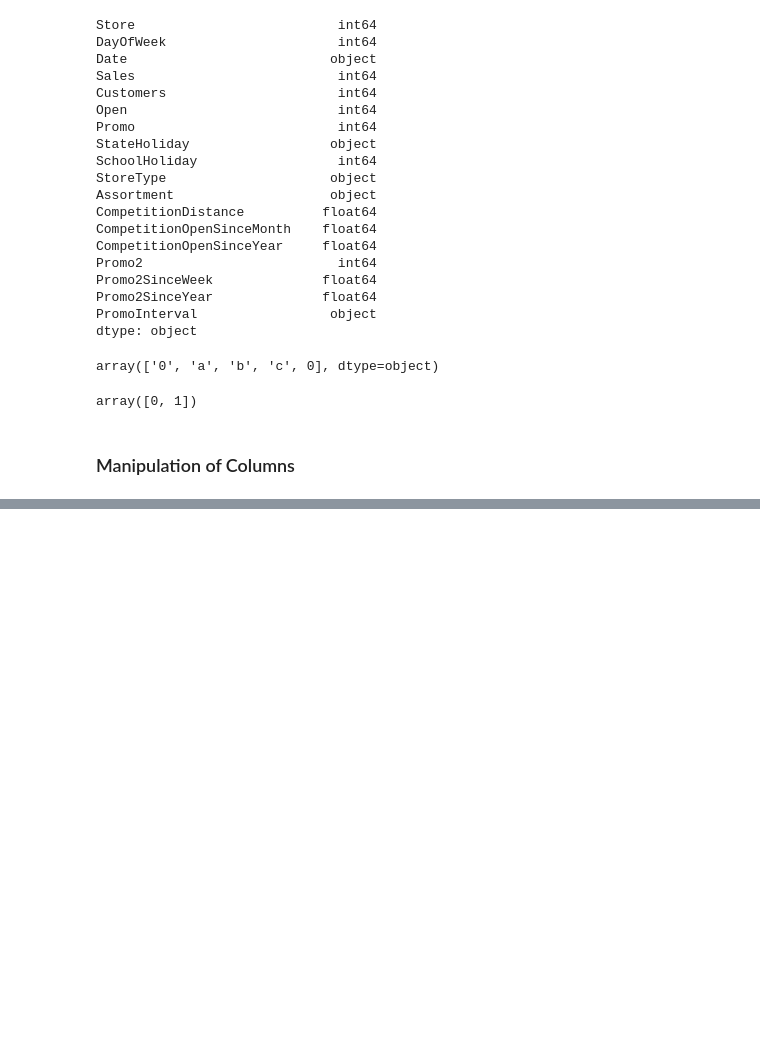
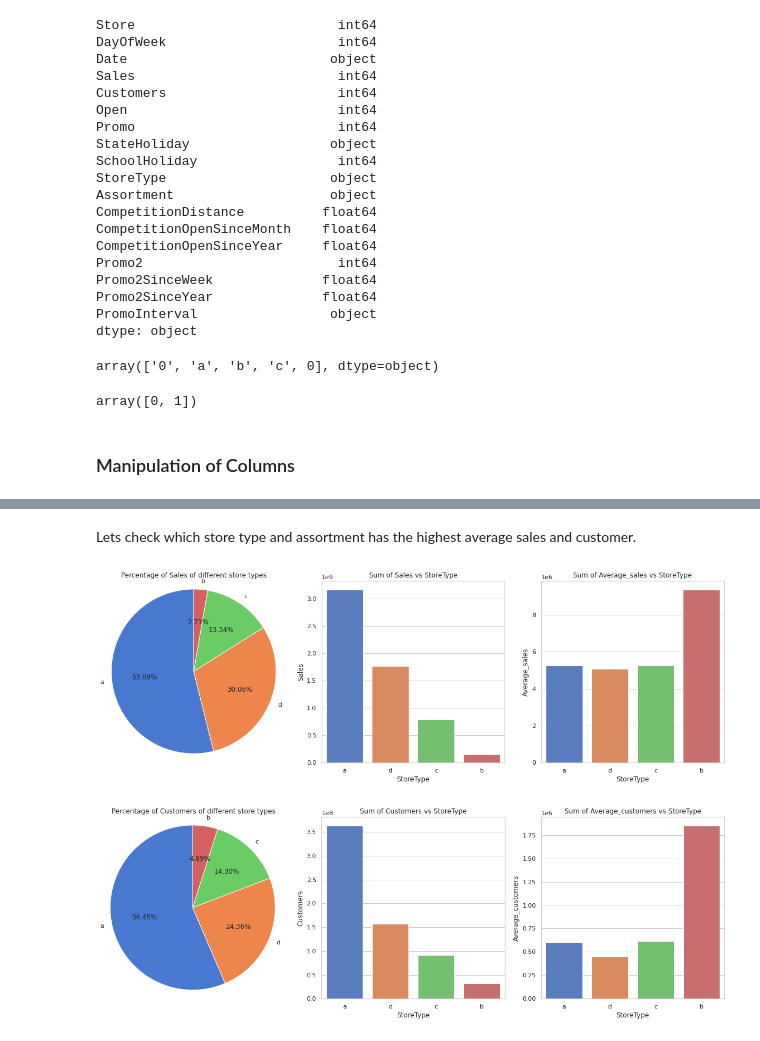
Before and after one commit to connect-midhunr/rossmann-sales-prediction, a Jupyter notebook: Rossmann_Sales_Prediction_Capstone_Project.ipynb, the cells around one changed output, grey strips where cells are left out. Saved outputs shown, nothing was run; the diff lists cells and outputs as text; code cells hidden in the pictures; blank space fills up the shorter version.

```diff
--- a/Rossmann_Sales_Prediction_Capstone_Project.ipynb
+++ b/Rossmann_Sales_Prediction_Capstone_Project.ipynb
@@ -497,0 +626,32 @@ df.drop('Date', axis=1, inplace=True)
+# %% [markdown]
+Lets check which store type and assortment has the highest average sales and customer.
+# %%
+# get a dataframe with count, sales, average sales, percentage sales, customers, average customers and percentage of customers of different store types
+store_type_count_df = get_count_from_column(rossmann_df.copy().loc[0:1115, ['Store', 'StoreType']], 'StoreType').rename(columns={'index':'StoreType'})
+
+store_type_sales_sum_df = get_sum_from_column(rossmann_df, 'StoreType', 'Sales')
+store_type_df = store_type_count_df.merge(right=store_type_sales_sum_df, on='StoreType')
+store_type_df['Percent_sales'] = round(store_type_df['Sales']/store_type_df['Sales'].sum()*100, 2)
+store_type_df['Average_sales'] = round(store_type_df['Sales']/store_type_df['count'], 2)
+
+store_type_customer_sum_df = get_sum_from_column(rossmann_df, 'StoreType', 'Customers')
+store_type_df = store_type_df.merge(right=store_type_customer_sum_df, on='StoreType')
+store_type_df['Percent_customers'] = round(store_type_df['Customers']/store_type_df['Customers'].sum()*100, 2)
+store_type_df['Average_customers'] = round(store_type_df['Customers']/store_type_df['count'], 2)
+
+for feature in ('Sales', 'Customers'):
+  fig, axes = plt.subplots(1, 3, figsize=(20, 6))
+  axes[0].pie(store_type_df.loc[:, feature], labels=store_type_df.loc[:, 'StoreType'], autopct='%1.2f%%', startangle=90)
+  axes[0].axis('equal')
+  axes[0].set_title(f"Percentage of {feature} of different store types")
+
+  sns.barplot(ax=axes[1], x=store_type_df['StoreType'], y=store_type_df[feature])
+  axes[1].set_title(f"Sum of {feature} vs {'StoreType'}")
+
+  sns.barplot(ax=axes[2], x=store_type_df['StoreType'], y=store_type_df['Average_' + feature.lower()])
+  axes[2].set_title(f"Sum of {'Average_' + feature.lower()} vs {'StoreType'}")
+
+  plt.show()
+# %% [output]
+[figure, added]
+[figure, added]
```
Also changed, not shown: parts of 44 cells of this notebook.
